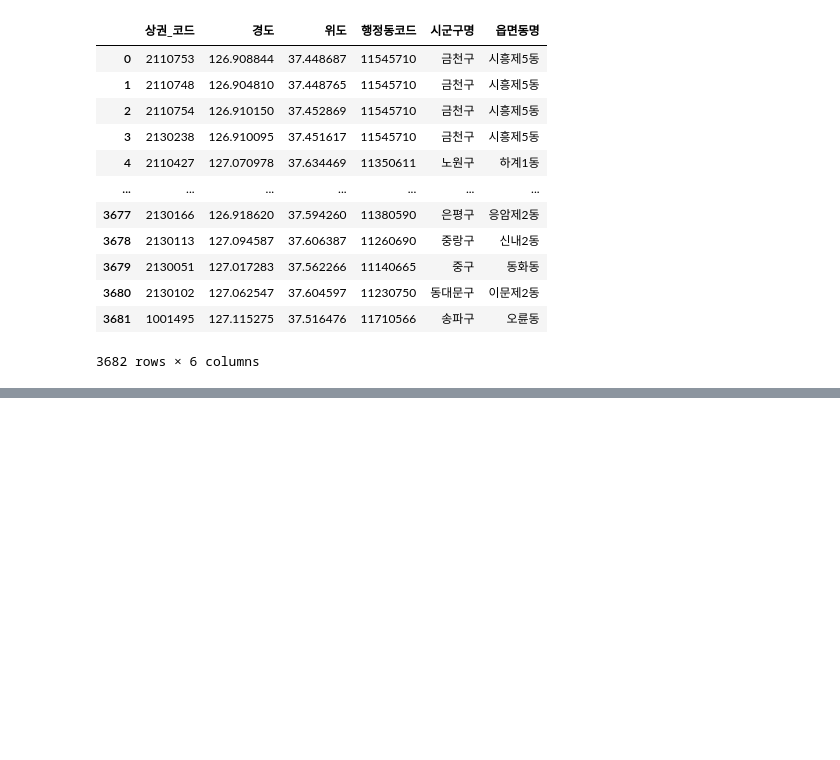
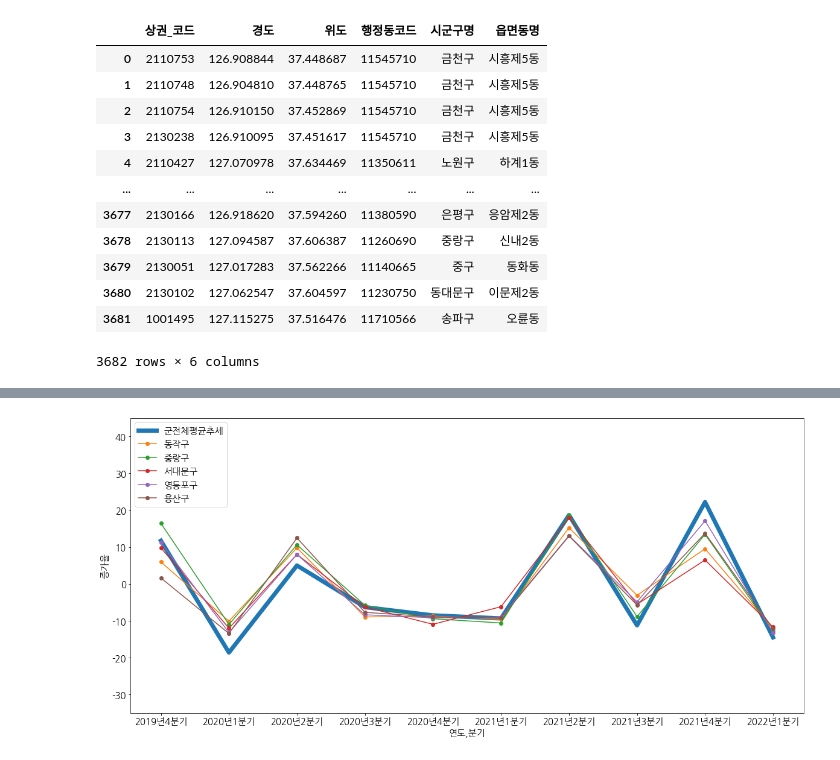
Before and after one commit to YongWanJin/KDTteam5_semiproject, a Jupyter notebook: code/코로나이후_매출액회복_시각화(리뉴얼, 미완).ipynb, the cells around one changed output, grey strips where cells are left out. Cells and saved outputs as stored; diff of their text form; code cells hidden in the pictures; blank space fills up the shorter version.

```diff
--- a/code/코로나이후_매출액회복_시각화(리뉴얼, 미완).ipynb
+++ b/code/코로나이후_매출액회복_시각화(리뉴얼, 미완).ipynb
@@ -190,0 +324,44 @@ display(means_gu) # 결과
+# %%
+### 그렇다면 타격이 덜했던 구들의 회복 추세?
+
+# 이번 시각화에 쓸 데이터프레임 inc_gu_trand2 생성
+inc_gu_trand2 = inc_gu.sort_values(by='2020년1분기', ascending=False) # 코로나 직후 비교적 적은 타격을 받았던 곳 중심으로 재배치
+trand_means = []   # 평균값 구하기
+for i in range(10) :
+    mean = inc_gu_trand2.iloc[:, [i]].mean().values[0]
+    trand_means.append(mean)
+inc_gu_trand2.loc[len(inc_gu_trand2)] = trand_means  # 평균값 추가
+inc_gu_trand2.rename(index={25:'군전체평균추세'}, inplace=True)
+
+
+
+x = np.arange(10)  # 가로축에 들어갈 값
+values = inc_gu_trand2 # 세로축에 표기할 값
+num = 5  # 그래프로 나타낼 데이터 개수
+
+# 그래프 그리기
+plt.plot(x, inc_gu_trand2.iloc[25], linewidth = '7.0') # 평균 추세,
+for i in range(num) :
+    plt.plot(x, inc_gu_trand2.iloc[i], marker='o') # 상위5개
+
+
+plt.xlabel('연도,분기') # x축 제목
+plt.xticks(x, inc_gu_trand2.columns.to_list()) # 실제로 x축에 표기할 내용
+
+plt.ylabel('증가율') # y축 제목
+
+plt.ylim(-35, 45) # y축 표기범위
+
+legend_list = ['군전체평균추세'] + [gu for gu in inc_gu_trand2.index.to_list()[:num]] # 범주
+plt.legend(legend_list)
+
+
+plt.rcParams["figure.figsize"] = [20,9] # 그래프 전체 크기
+plt.rc('font', size=15)  # 글자 크기
+
+plt.show() # 결과
+
+
+### 결론 :
+# %% [output]
+[figure, added]
```
Also changed, not shown: parts of 12 cells of this notebook.
